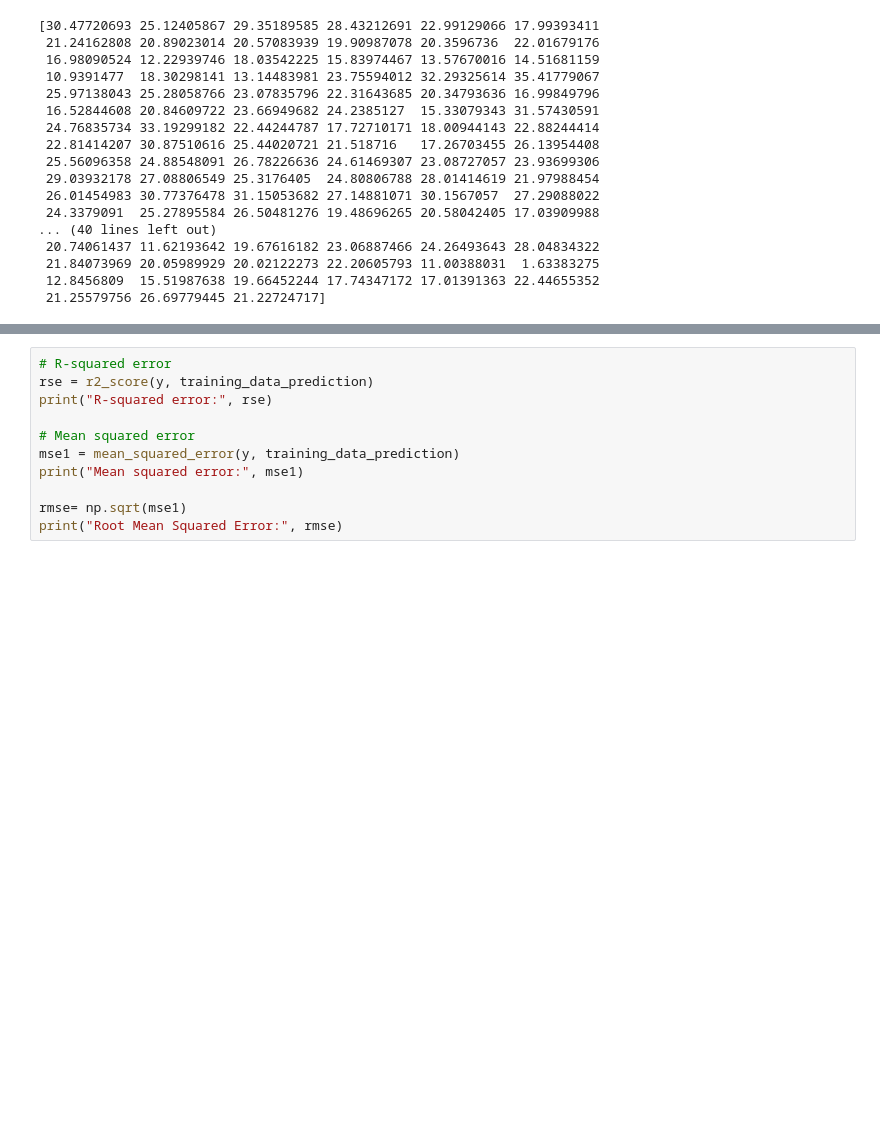
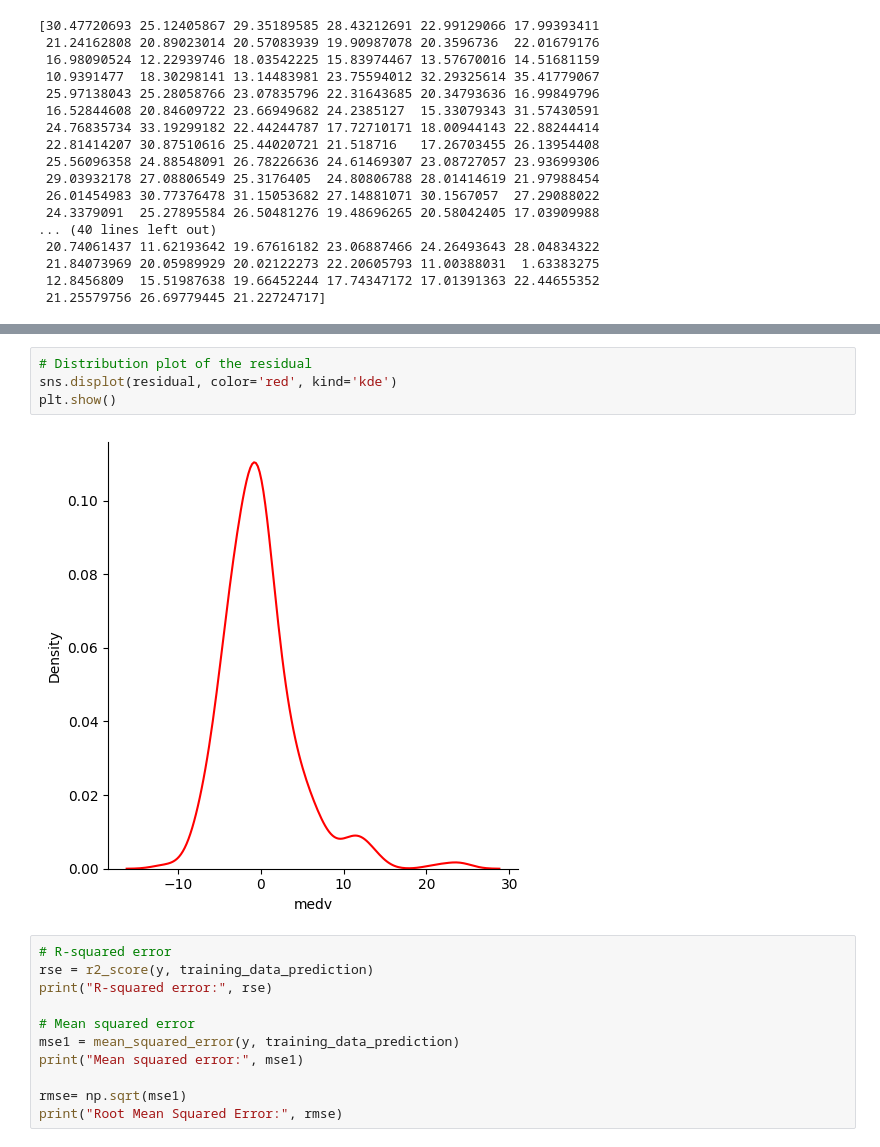
Before and after one commit to Rishika332002/Boston-House-Price-Prediction, a Jupyter notebook: BostonHouse.ipynb, the cells around one changed output, grey strips where cells are left out. Saved outputs shown, nothing was run; the diff lists cells and outputs as text; blank space fills up the shorter version.

```diff
--- a/BostonHouse.ipynb
+++ b/BostonHouse.ipynb
@@ -307,3 +302,9 @@ dtype: float64
+# %%
+# Distribution plot of the residual
+sns.displot(residual, color='red', kind='kde')
+plt.show()
+# %% [output]
+[figure, added]
 # %%
 # R-squared error
 rse = r2_score(y, training_data_prediction)
```
Also changed, not shown: parts of 20 cells of this notebook.
